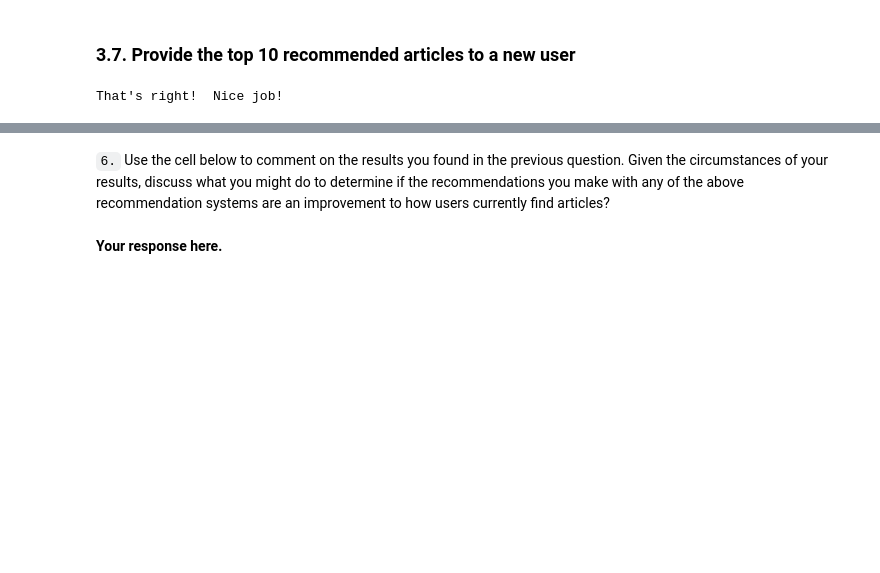
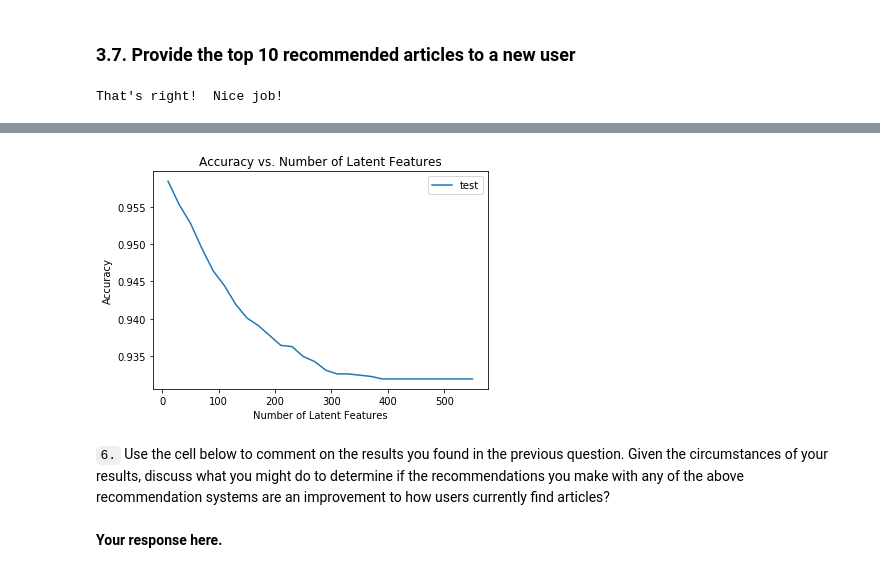
Before and after one commit to nidragedd/udadsnd-p6-recommendation_engine, a Jupyter notebook: notebooks/Recommendations_with_IBM.ipynb, the cells around one changed output, grey strips where cells are left out. Cells and saved outputs as stored; diff of their text form; code cells hidden in the pictures; blank space fills up the shorter version.

```diff
--- a/notebooks/Recommendations_with_IBM.ipynb
+++ b/notebooks/Recommendations_with_IBM.ipynb
@@ -875,3 +1332,12 @@ u_train, s_train, vt_train = # fit svd similar to above then use the cells below
+# %%
+# Focus only on test
+plt.plot(num_latent_feats, 1 - np.array(sum_errs_test)/df_test.shape[0], label="test");
+plt.xlabel('Number of Latent Features');
+plt.ylabel('Accuracy');
+plt.title('Accuracy vs. Number of Latent Features');
+plt.legend(loc='best');
+# %% [output]
+[figure, added]
 # %% [markdown]
 `6.` Use the cell below to comment on the results you found in the previous question. Given the circumstances of your results, discuss what you might do to determine if the recommendations you make with any of the above recommendation systems are an improvement to how users currently find articles?
 # %% [markdown]
```
Also changed, not shown: parts of 86 cells of this notebook, 1 other file.
